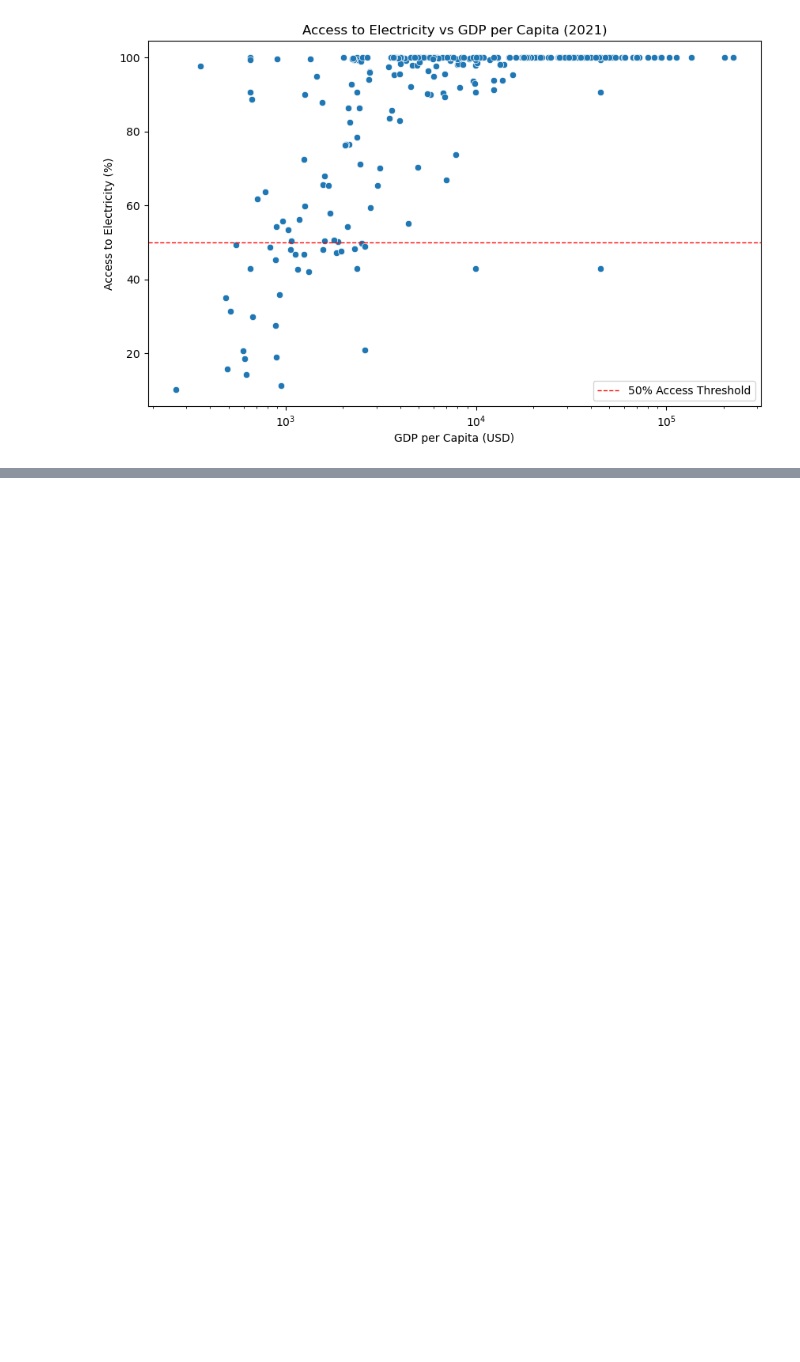
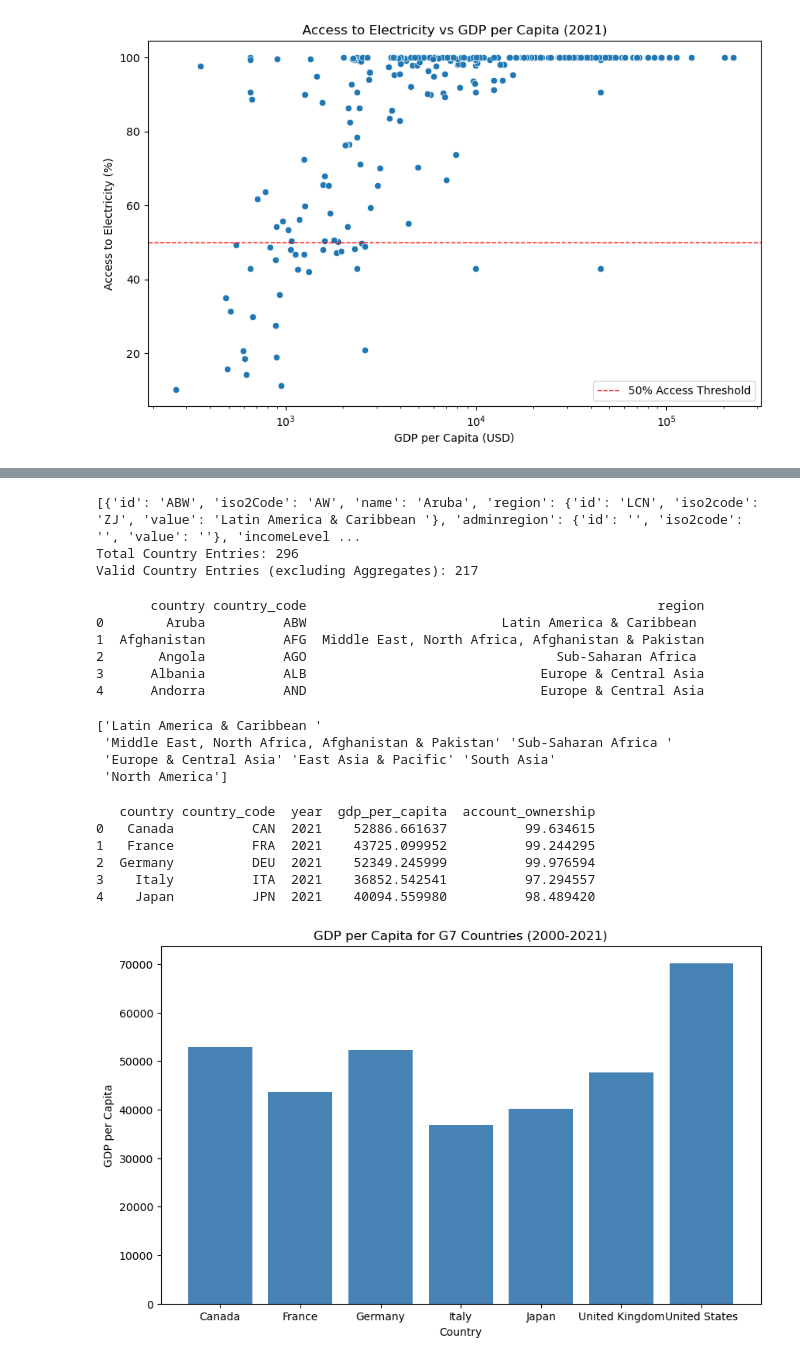
Before and after one commit to Tp12menon/Financial_Inclusion, a Jupyter notebook: financial_inclusion_analysis.ipynb, the cells around one changed output, grey strips where cells are left out. Saved outputs shown, nothing was run; the diff lists cells and outputs as text; code cells hidden in the pictures; blank space fills up the shorter version.

```diff
--- a/financial_inclusion_analysis.ipynb
+++ b/financial_inclusion_analysis.ipynb
@@ -391,0 +398,56 @@ plt.show()
+# %%
+print(data_countries[1])
+real_data_coun = [entry for entry in data_countries[1] if entry['region']['value'] != 'Aggregates']
+print(f"Total Country Entries: {len(data_countries[1])}")
+print(f"Valid Country Entries (excluding Aggregates): {len(real_data_coun)}")
+# %% [output]
+[{'id': 'ABW', 'iso2Code': 'AW', 'name': 'Aruba', 'region': {'id': 'LCN', 'iso2code': 'ZJ', 'value': 'Latin America & Caribbean '}, 'adminregion': {'id': '', 'iso2code': '', 'value': ''}, 'incomeLevel ...
+Total Country Entries: 296
+Valid Country Entries (excluding Aggregates): 217
+# %%
+df_coun = pd.DataFrame([
+    {
+        'country': entry['name'],
+        'country_code': entry['id'],
+        'region': entry['region']['value']
+    }
+    for entry in real_data_coun
+])
+
+print(df_coun.head())
+# %% [output]
+       country country_code                                             region
+0        Aruba          ABW                         Latin America & Caribbean
+1  Afghanistan          AFG  Middle East, North Africa, Afghanistan & Pakistan
+2       Angola          AGO                                Sub-Saharan Africa
+3      Albania          ALB                              Europe & Central Asia
+4      Andorra          AND                              Europe & Central Asia
+# %%
+print(df_coun['region'].unique())
+# %% [output]
+['Latin America & Caribbean '
+ 'Middle East, North Africa, Afghanistan & Pakistan' 'Sub-Saharan Africa '
+ 'Europe & Central Asia' 'East Asia & Pacific' 'South Asia'
+ 'North America']
+# %%
+g7 = ['USA', 'GBR', 'DEU', 'FRA', 'JPN', 'ITA', 'CAN']
+# %%
+df_gdp_g7 = df_gdp_pc.merge(df_wb[df_wb['country_code'].isin(g7)])
+
+print(df_gdp_g7.head())
+# %% [output]
+   country country_code  year  gdp_per_capita  account_ownership
+0   Canada          CAN  2021    52886.661637          99.634615
+1   France          FRA  2021    43725.099952          99.244295
+2  Germany          DEU  2021    52349.245999          99.976594
+3    Italy          ITA  2021    36852.542541          97.294557
+4    Japan          JPN  2021    40094.559980          98.489420
+# %%
+plt.figure(figsize=(10, 6))
+plt.bar(df_gdp_g7['country'], df_gdp_g7['gdp_per_capita'], color='steelblue')
+plt.title('GDP per Capita for G7 Countries (2000-2021)')
+plt.xlabel('Country')
+plt.ylabel('GDP per Capita')
+plt.show()
+# %% [output]
+[figure, added]
```
Also changed, not shown: parts of 7 cells of this notebook.
